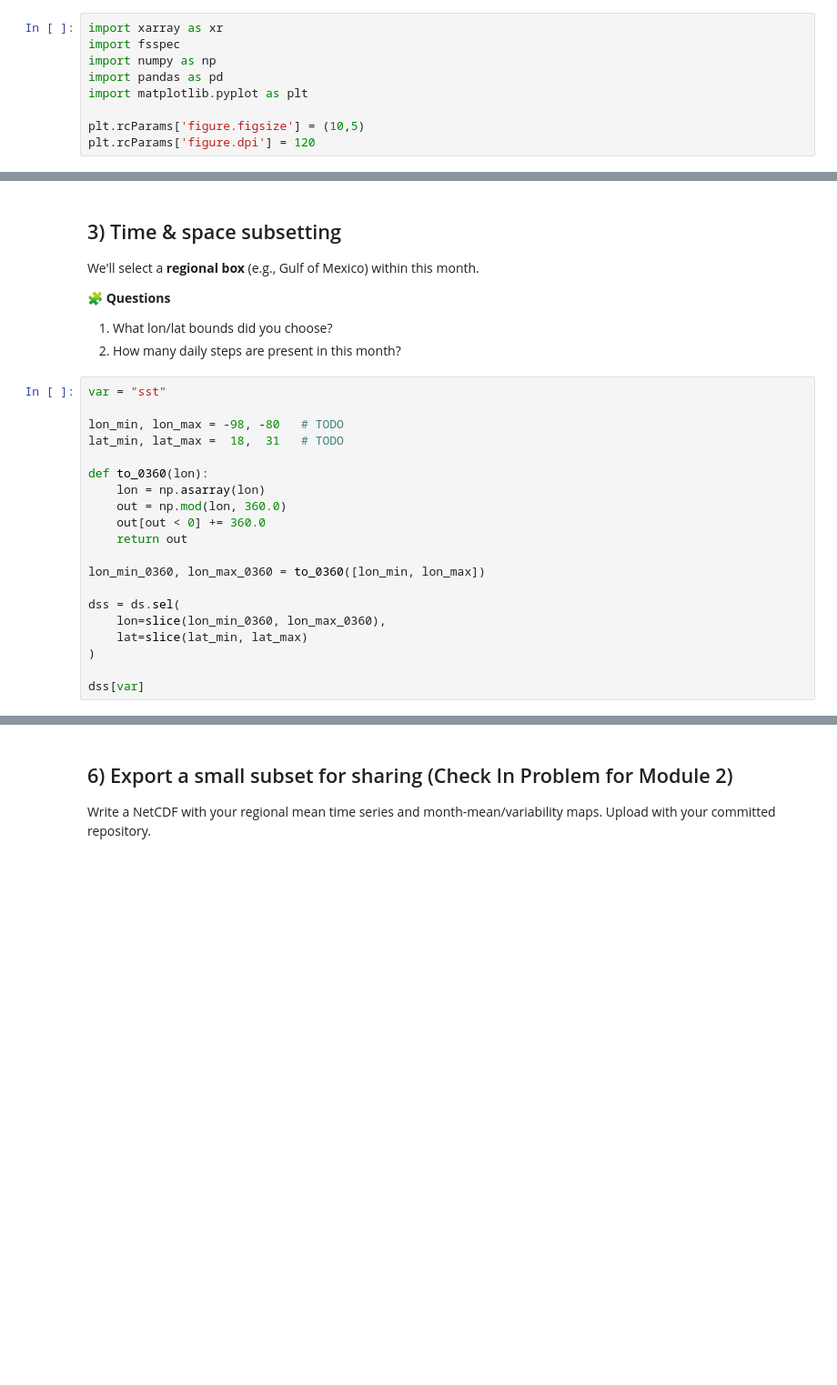
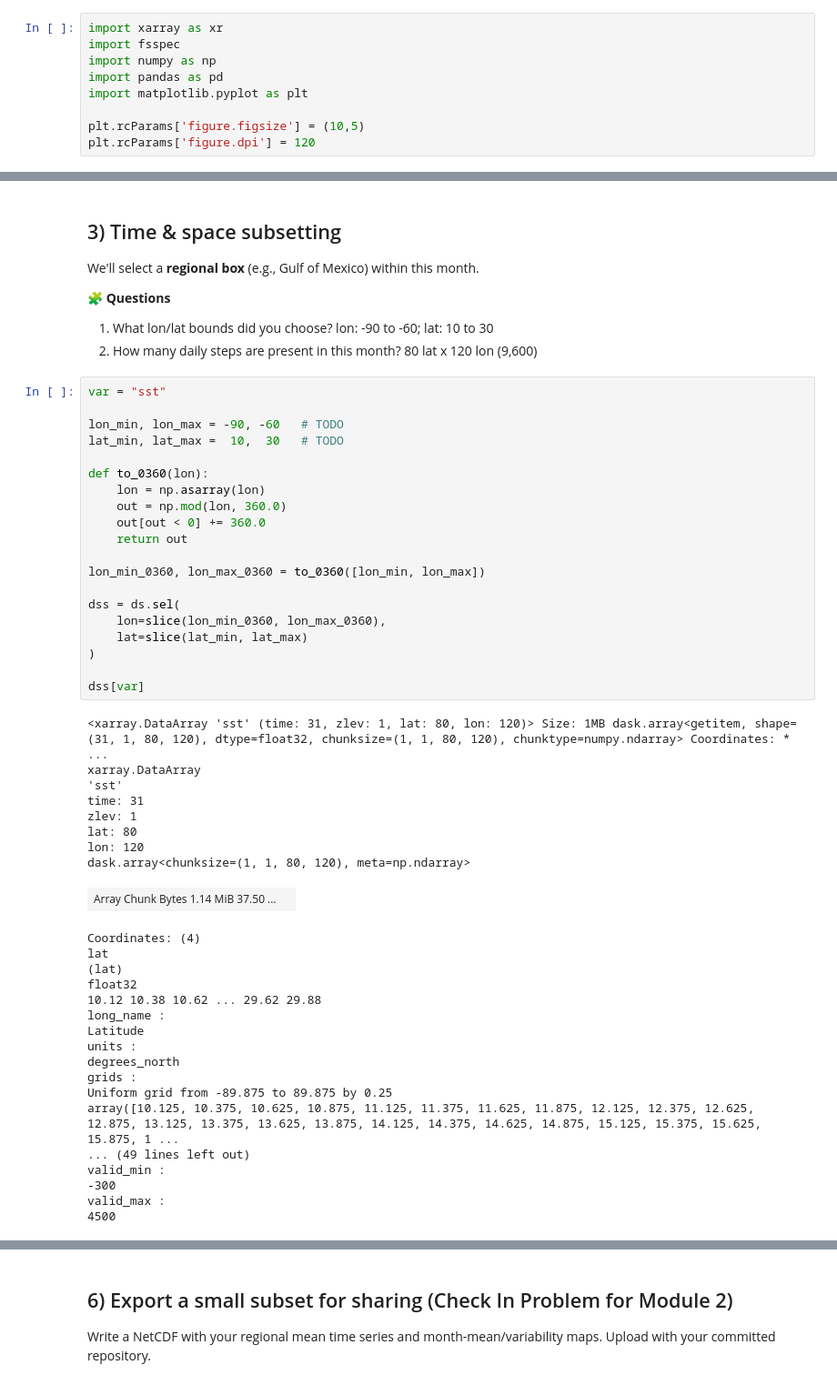
Before and after one commit to hildebr1/ATMS-523-Module-2-Checkin, a Jupyter notebook: notebooks/01_xarray_oisst_exercises.ipynb, the cells around one changed output, grey strips where cells are left out. Shown: that part at 91% size. Saved outputs shown, nothing was run; the diff lists cells and outputs as text; blank space fills up the shorter version.

```diff
--- a/notebooks/01_xarray_oisst_exercises.ipynb
+++ b/notebooks/01_xarray_oisst_exercises.ipynb
@@ -64,28 +142,55 @@ list(ds.data_vars), list(ds.coords)
 We'll select a **regional box** (e.g., Gulf of Mexico) within this month.
 
 **🧩 Questions**
-1. What lon/lat bounds did you choose?
-2. How many daily steps are present in this month?
+1. What lon/lat bounds did you choose? lon: -90 to -60; lat: 10 to 30
+2. How many daily steps are present in this month? 80 lat x 120 lon (9,600)
 # %%
 var = "sst"
 
-lon_min, lon_max = -98, -80   # TODO
-lat_min, lat_max =  18,  31   # TODO
+lon_min, lon_max = -90, -60   # TODO
+lat_min, lat_max =  10,  30   # TODO
 
 def to_0360(lon):
     lon = np.asarray(lon)
     out = np.mod(lon, 360.0)
     out[out < 0] += 360.0
     return out
 
 lon_min_0360, lon_max_0360 = to_0360([lon_min, lon_max])
 
 dss = ds.sel(
     lon=slice(lon_min_0360, lon_max_0360),
     lat=slice(lat_min, lat_max)
 )
 
 dss[var]
+# %% [output]
+<xarray.DataArray 'sst' (time: 31, zlev: 1, lat: 80, lon: 120)> Size: 1MB dask.array<getitem, shape=(31, 1, 80, 120), dtype=float32, chunksize=(1, 1, 80, 120), chunktype=numpy.ndarray> Coordinates: *  ...
+xarray.DataArray
+'sst'
+time: 31
+zlev: 1
+lat: 80
+lon: 120
+dask.array<chunksize=(1, 1, 80, 120), meta=np.ndarray>
+| Array Chunk Bytes 1.14 MiB 37.50 ... |  |
+Coordinates: (4)
+lat
+(lat)
+float32
+10.12 10.38 10.62 ... 29.62 29.88
+long_name :
+Latitude
+units :
+degrees_north
+grids :
+Uniform grid from -89.875 to 89.875 by 0.25
+array([10.125, 10.375, 10.625, 10.875, 11.125, 11.375, 11.625, 11.875, 12.125, 12.375, 12.625, 12.875, 13.125, 13.375, 13.625, 13.875, 14.125, 14.375, 14.625, 14.875, 15.125, 15.375, 15.625, 15.875, 1 ...
+... (49 lines left out)
+valid_min :
+-300
+valid_max :
+4500
 # %% [markdown]
 ## 4) Basic statistics
 
```
Also changed, not shown: parts of 9 cells of this notebook.
